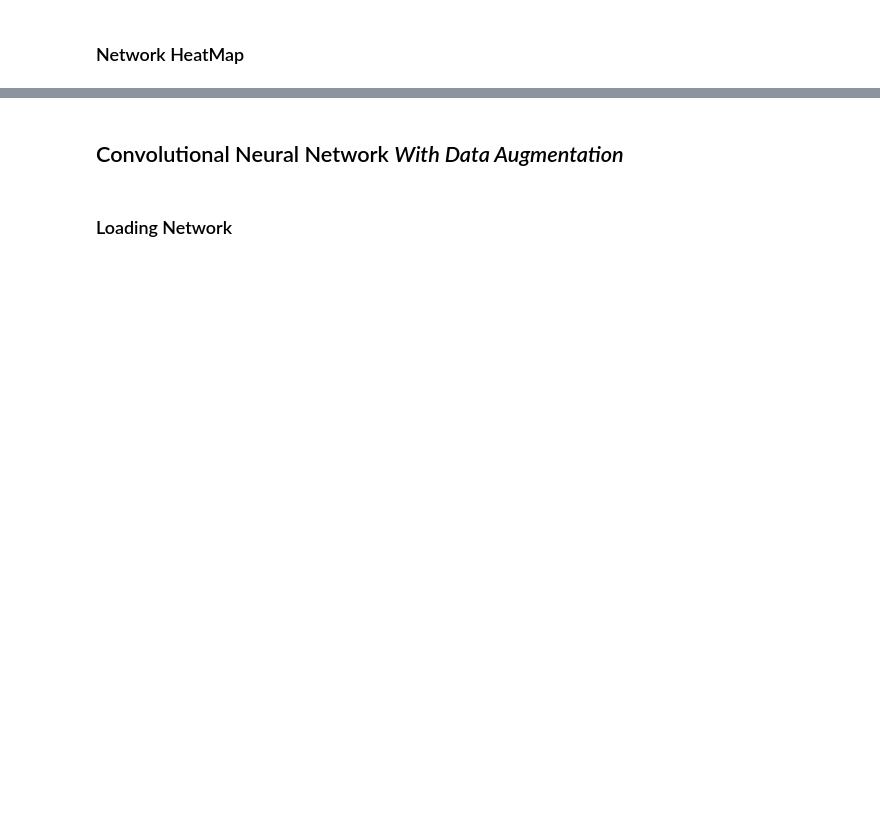
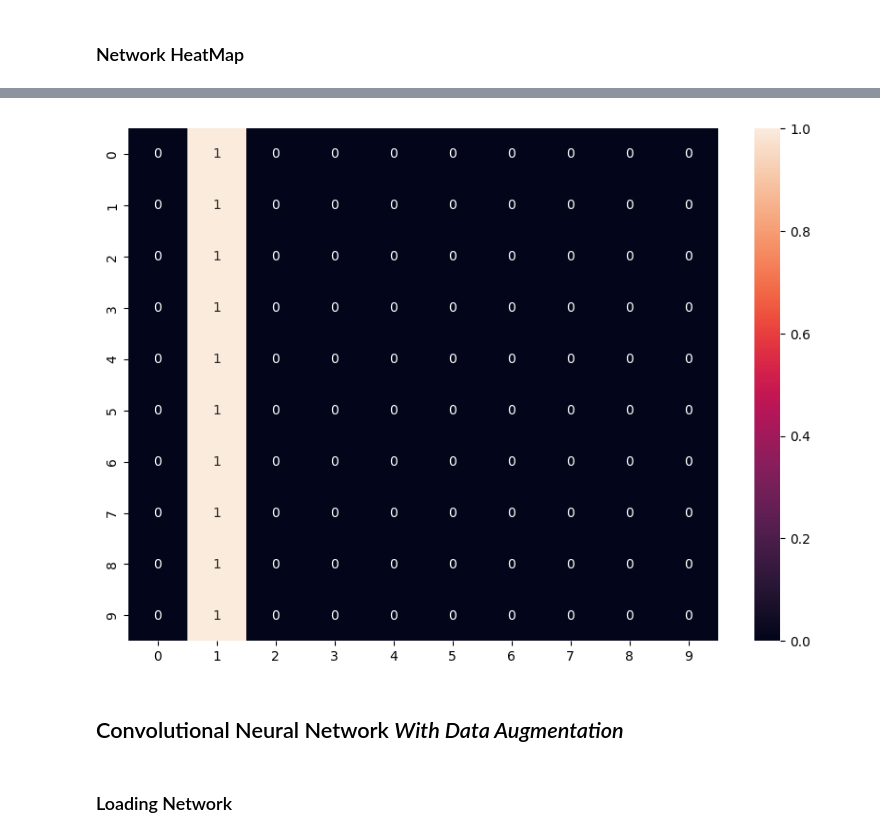
Before and after one commit to Eikinho/mnist_models, a Jupyter notebook: results.ipynb, the cells around one changed output, grey strips where cells are left out. Cells and saved outputs as stored; diff of their text form; code cells hidden in the pictures; blank space fills up the shorter version.

```diff
--- a/results.ipynb
+++ b/results.ipynb
@@ -64,3 +92,6 @@ size before augmentation: (60000, 28, 28, 1)
+# %%
+net.name = "CNN"
+net.load_model()
 # %% [markdown]
 ### Network Architecture
 # %%
@@ -94,3 +147,7 @@ CNN.plot_confusion_matrix(CNN.y_test, CNN.model.predict(CNN.x_test))
+# %%
+net.plot_confusion_matrix(net.y_true, net.y_pred)
+# %% [output]
+[figure, added]
 # %% [markdown]
 ## Convolutional Neural Network _With Data Augmentation_
 # %% [markdown]
```
Also changed, not shown: parts of 28 cells of this notebook, 7 other files.
